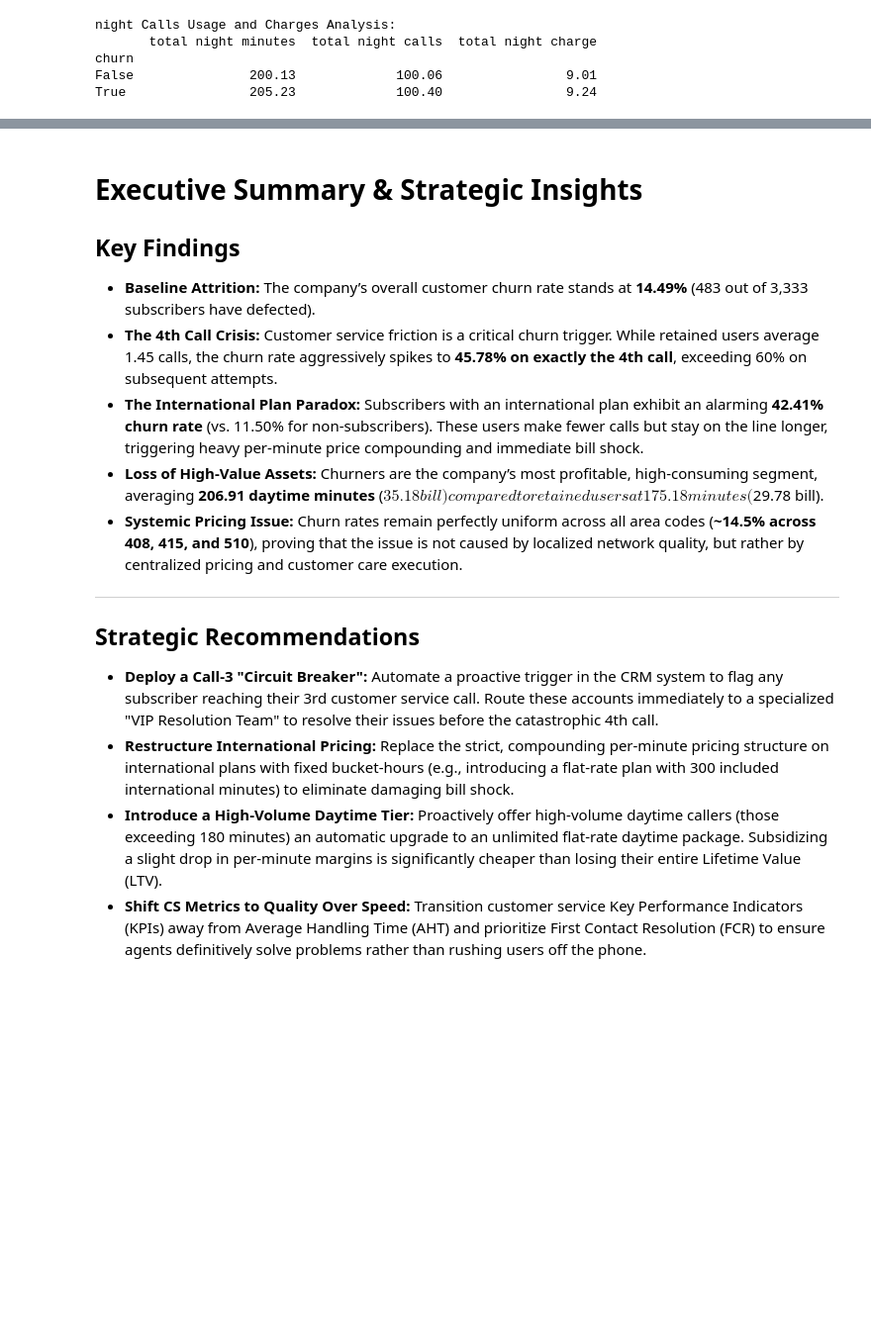
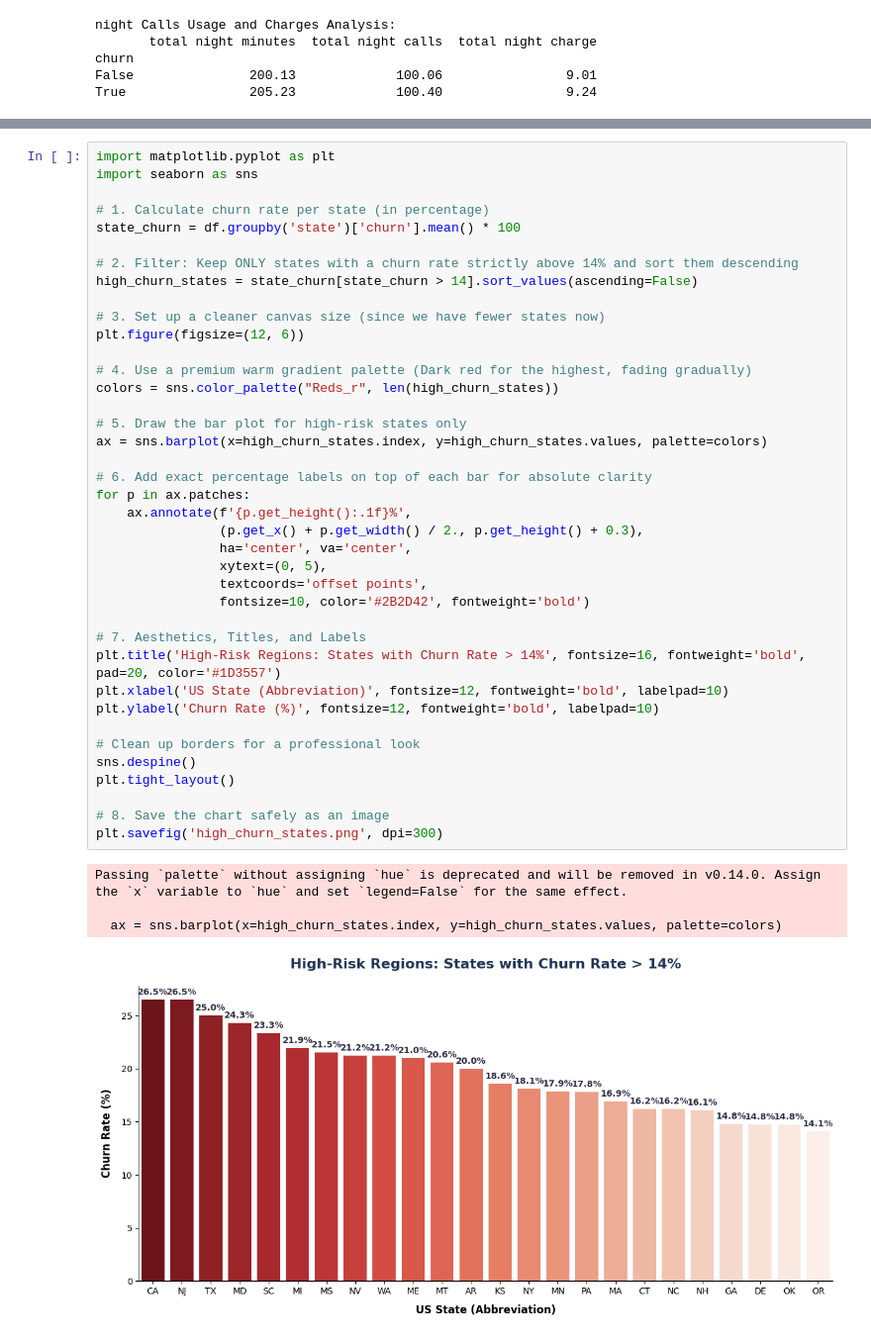
Before and after one commit to salooKhogali/Telco-Churn-Prediction-Project, a Jupyter notebook: Data-Analytics/churn_eda_ansalysis.ipynb, the cells around one changed output, grey strips where cells are left out. Shown at 99% size. Drawn from its saved outputs; the diff is of its cells as text; blank space fills up the shorter version.

```diff
--- a/Data-Analytics/churn_eda_ansalysis.ipynb
+++ b/Data-Analytics/churn_eda_ansalysis.ipynb
@@ -265,19 +278,44 @@ plt.show()
-# %% [markdown]
-# Executive Summary & Strategic Insights
-
-## Key Findings
-
-* **Baseline Attrition:** The company’s overall customer churn rate stands at **14.49%** (483 out of 3,333 subscribers have defected).
-* **The 4th Call Crisis:** Customer service friction is a critical churn trigger. While retained users average 1.45 calls, the churn rate aggressively spikes to **45.78% on exactly the 4th call**, exceeding 60% on subsequent attempts.
-* **The International Plan Paradox:** Subscribers with an international plan exhibit an alarming **42.41% churn rate** (vs. 11.50% for non-subscribers). These users make fewer calls but stay on the line longer, triggering heavy per-minute price compounding and immediate bill shock.
-* **Loss of High-Value Assets:** Churners are the company’s most profitable, high-consuming segment, averaging **206.91 daytime minutes** ($35.18 bill) compared to retained users at 175.18 minutes ($29.78 bill).
-* **Systemic Pricing Issue:** Churn rates remain perfectly uniform across all area codes (**~14.5% across 408, 415, and 510**), proving that the issue is not caused by localized network quality, but rather by centralized pricing and customer care execution.
-
----
-
-## Strategic Recommendations
-
-* **Deploy a Call-3 "Circuit Breaker":** Automate a proactive trigger in the CRM system to flag any subscriber reaching their 3rd customer service call. Route these accounts immediately to a specialized "VIP Resolution Team" to resolve their issues before the catastrophic 4th call.
-* **Restructure International Pricing:** Replace the strict, compounding per-minute pricing structure on international plans with fixed bucket-hours (e.g., introducing a flat-rate plan with 300 included international minutes) to eliminate damaging bill shock.
-* **Introduce a High-Volume Daytime Tier:** Proactively offer high-volume daytime callers (those exceeding 180 minutes) an automatic upgrade to an unlimited flat-rate daytime package. Subsidizing a slight drop in per-minute margins is significantly cheaper than losing their entire Lifetime Value (LTV).
-* **Shift CS Metrics to Quality Over Speed:** Transition customer service Key Performance Indicators (KPIs) away from Average Handling Time (AHT) and prioritize First Contact Resolution (FCR) to ensure agents definitively solve problems rather than rushing users off the phone.
+# %%
+import matplotlib.pyplot as plt
+import seaborn as sns
+
+# 1. Calculate churn rate per state (in percentage)
+state_churn = df.groupby('state')['churn'].mean() * 100
+
+# 2. Filter: Keep ONLY states with a churn rate strictly above 14% and sort them descending
+high_churn_states = state_churn[state_churn > 14].sort_values(ascending=False)
+
+# 3. Set up a cleaner canvas size (since we have fewer states now)
+plt.figure(figsize=(12, 6))
+
+# 4. Use a premium warm gradient palette (Dark red for the highest, fading gradually)
+colors = sns.color_palette("Reds_r", len(high_churn_states))
+
+# 5. Draw the bar plot for high-risk states only
+ax = sns.barplot(x=high_churn_states.index, y=high_churn_states.values, palette=colors)
+
+# 6. Add exact percentage labels on top of each bar for absolute clarity
+for p in ax.patches:
+    ax.annotate(f'{p.get_height():.1f}%',
+                (p.get_x() + p.get_width() / 2., p.get_height() + 0.3),
+                ha='center', va='center',
+                xytext=(0, 5),
+                textcoords='offset points',
+                fontsize=10, color='#2B2D42', fontweight='bold')
+
+# 7. Aesthetics, Titles, and Labels
+plt.title('High-Risk Regions: States with Churn Rate > 14%', fontsize=16, fontweight='bold', pad=20, color='#1D3557')
+plt.xlabel('US State (Abbreviation)', fontsize=12, fontweight='bold', labelpad=10)
+plt.ylabel('Churn Rate (%)', fontsize=12, fontweight='bold', labelpad=10)
+
+# Clean up borders for a professional look
+sns.despine()
+plt.tight_layout()
+
+# 8. Save the chart safely as an image
+plt.savefig('high_churn_states.png', dpi=300)
+# %% [output]
+Passing `palette` without assigning `hue` is deprecated and will be removed in v0.14.0. Assign the `x` variable to `hue` and set `legend=False` for the same effect.
+
+  ax = sns.barplot(x=high_churn_states.index, y=high_churn_states.values, palette=colors)
+[figure, added]
```
Also changed, not shown: parts of 10 cells of this notebook, 2 other files.
